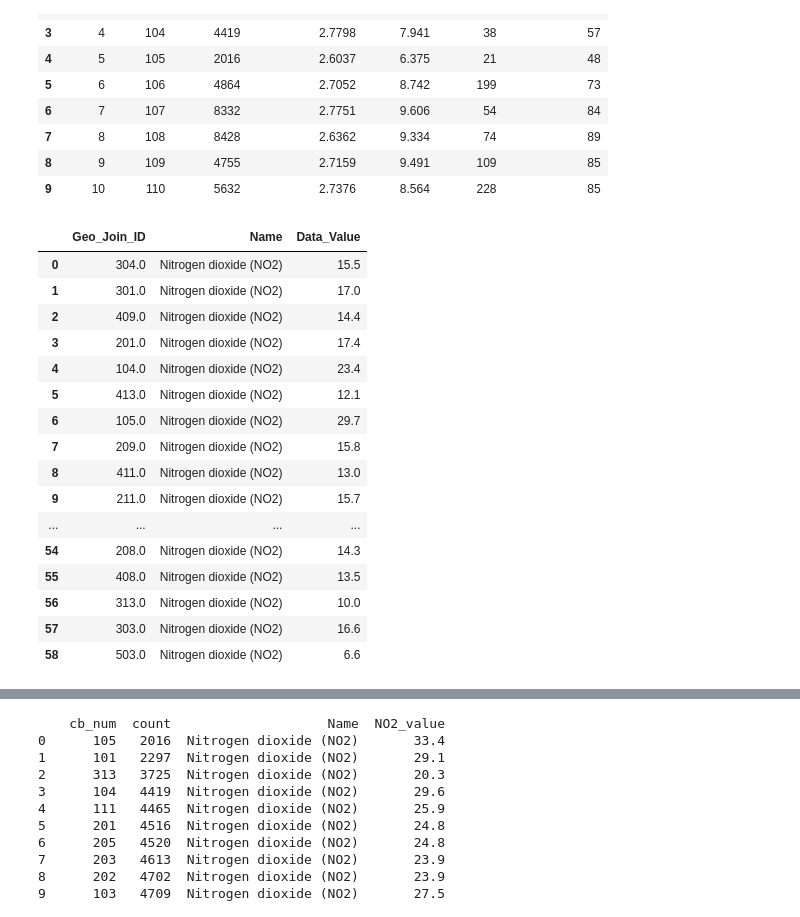
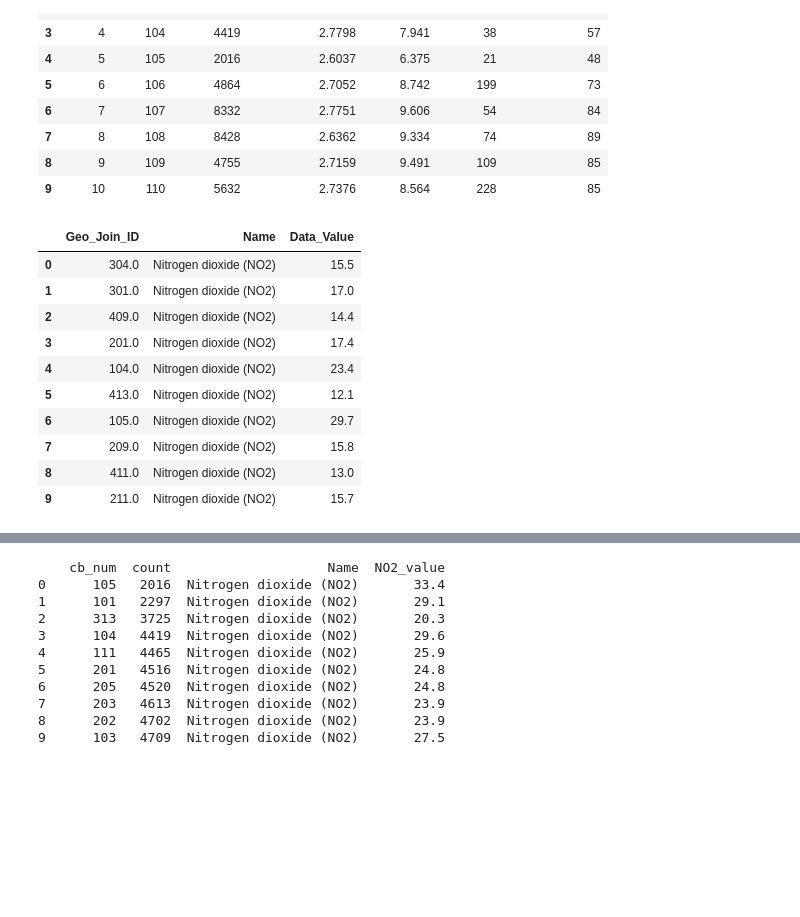
Before and after one commit to Angela-Rene/Trees_in_NYC, a Jupyter notebook: sql_and_plots.ipynb, the cells around one changed output, grey strips where cells are left out. Drawn from its saved outputs; the diff is of its cells as text; code cells hidden in the pictures; blank space fills up the shorter version.

```diff
--- a/sql_and_plots.ipynb
+++ b/sql_and_plots.ipynb
@@ -7,6 +7,3 @@ import pandas as pd
 import matplotlib.pyplot as plt
 import sqlite3
 import tabulate
-# %%
-air = pd.read_csv("Air_quality_by_CD.csv")
-air.dtypes
@@ -119,25 +129,20 @@ query(all)
 # %%
 nitrogen_dioxide = """SELECT Geo_Join_ID, Name, Data_Value
                         FROM air
                         WHERE Name = 'Nitrogen dioxide (NO2)'
-                        AND Time_Period = 'Summer 2015';
+                        AND Time_Period = 'Summer 2015'
+                        LIMIT 10;
                         """
 query(nitrogen_dioxide)
 # %% [output]
 |  | Geo_Join_ID | Name | Data_Value |
 | 0 | 304.0 | Nitrogen dioxide (NO2) | 15.5 |
 | 1 | 301.0 | Nitrogen dioxide (NO2) | 17.0 |
 | 2 | 409.0 | Nitrogen dioxide (NO2) | 14.4 |
 | 3 | 201.0 | Nitrogen dioxide (NO2) | 17.4 |
 | 4 | 104.0 | Nitrogen dioxide (NO2) | 23.4 |
 | 5 | 413.0 | Nitrogen dioxide (NO2) | 12.1 |
 | 6 | 105.0 | Nitrogen dioxide (NO2) | 29.7 |
 | 7 | 209.0 | Nitrogen dioxide (NO2) | 15.8 |
 | 8 | 411.0 | Nitrogen dioxide (NO2) | 13.0 |
 | 9 | 211.0 | Nitrogen dioxide (NO2) | 15.7 |
-| ... | ... | ... | ... |
-| 54 | 208.0 | Nitrogen dioxide (NO2) | 14.3 |
-| 55 | 408.0 | Nitrogen dioxide (NO2) | 13.5 |
-| 56 | 313.0 | Nitrogen dioxide (NO2) | 10.0 |
-| 57 | 303.0 | Nitrogen dioxide (NO2) | 16.6 |
-| 58 | 503.0 | Nitrogen dioxide (NO2) | 6.6 |
```
Also changed, not shown: parts of 23 cells of this notebook, 1 other file.
